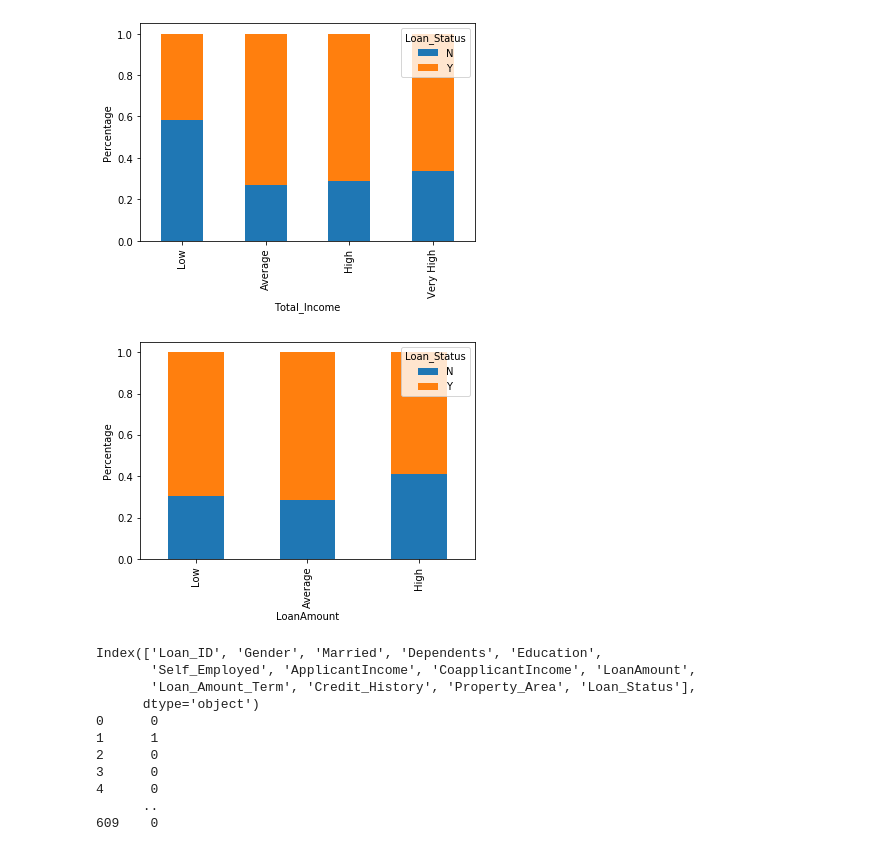
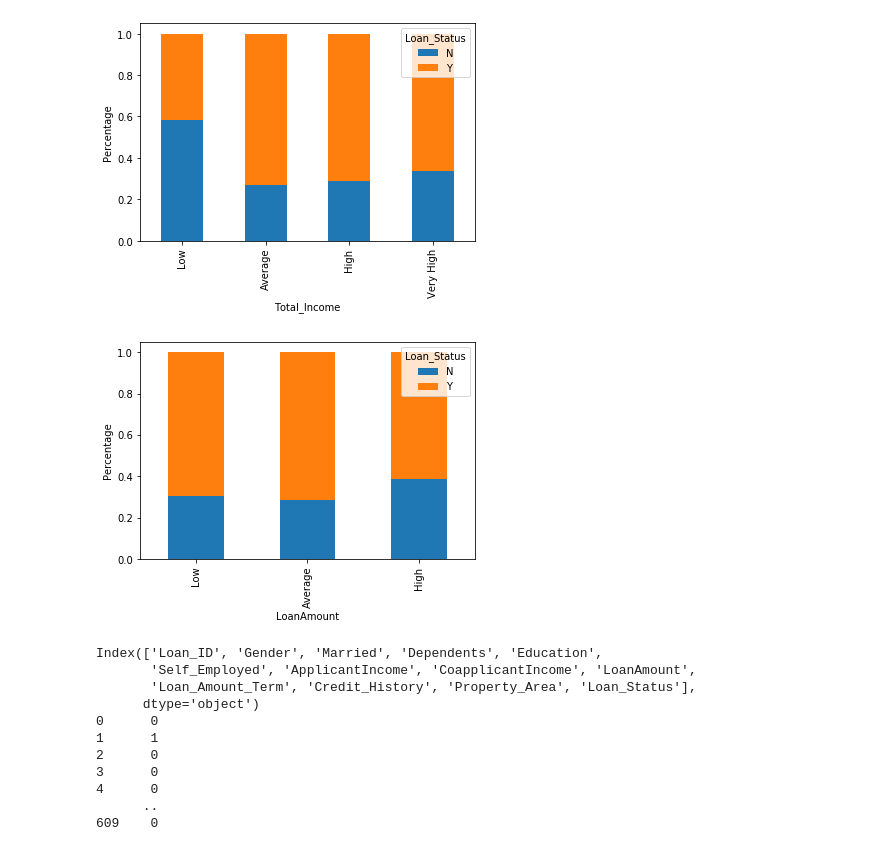
Before and after one commit to ChristopherOloo/Loan_prediction, a Jupyter notebook: Loan_Prediction Project.ipynb, the cells around one changed output. Cells and saved outputs as stored; diff of their text form; code cells hidden in the pictures.

```diff
--- a/Loan_Prediction Project.ipynb
+++ b/Loan_Prediction Project.ipynb
@@ -269,7 +280,7 @@ plt.show()
 bins = [0,2500,4000,6000,8100]
 group = ['Low','Average','High','Very High']
 
-loan_data_train["Income_bin"] = pd.cut(df["ApplicantIncome"], bins, labels=group)
+loan_data_train["Income_bin"] = pd.cut(loan_data_train["ApplicantIncome"], bins, labels=group)
 
 Income_bin = pd.crosstab(loan_data_train['Income_bin'], loan_data_train['Loan_Status'])
 Income_bin.div(Income_bin.sum(1).astype(float), axis=0).plot(kind="bar", stacked=True)
@@ -311,17 +322,17 @@ plt.show()
 # %%
 # the loan Amount
 bins = [0, 100,200,700]
 group = ['Low','Average','High']
 
-loan_data_train["LoanAmount_bin"] = pd.cut(df["LoanAmount"], bins, labels=group)
+loan_data_train["LoanAmount_bin"] = pd.cut(loan_data_train["LoanAmount"], bins, labels=group)
 
 LoanAmount_bin = pd.crosstab(loan_data_train['LoanAmount_bin'], loan_data_train['Loan_Status'])
 LoanAmount_bin.div(LoanAmount_bin.sum(1).astype(float), axis=0).plot(kind="bar", stacked=True)
 plt.xlabel('LoanAmount')
 P = plt.ylabel("Percentage")
 plt.show()
 # %% [output]
-[figure, old version]
+[figure, new version]
 # %%
 # # dropping the bins created during exploration
 loan_data_train = loan_data_train.drop(['Income_bin', 'CoapplicantIncome_bin', 'LoanAmount_bin',
```
Also changed, not shown: parts of 8 cells of this notebook, 2 other files.
